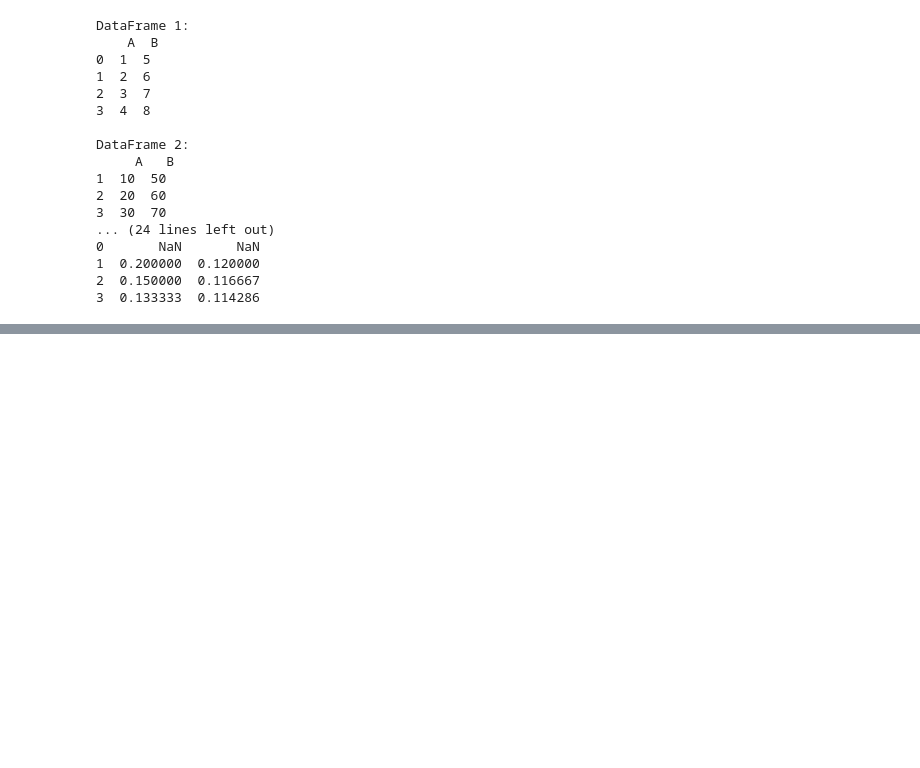
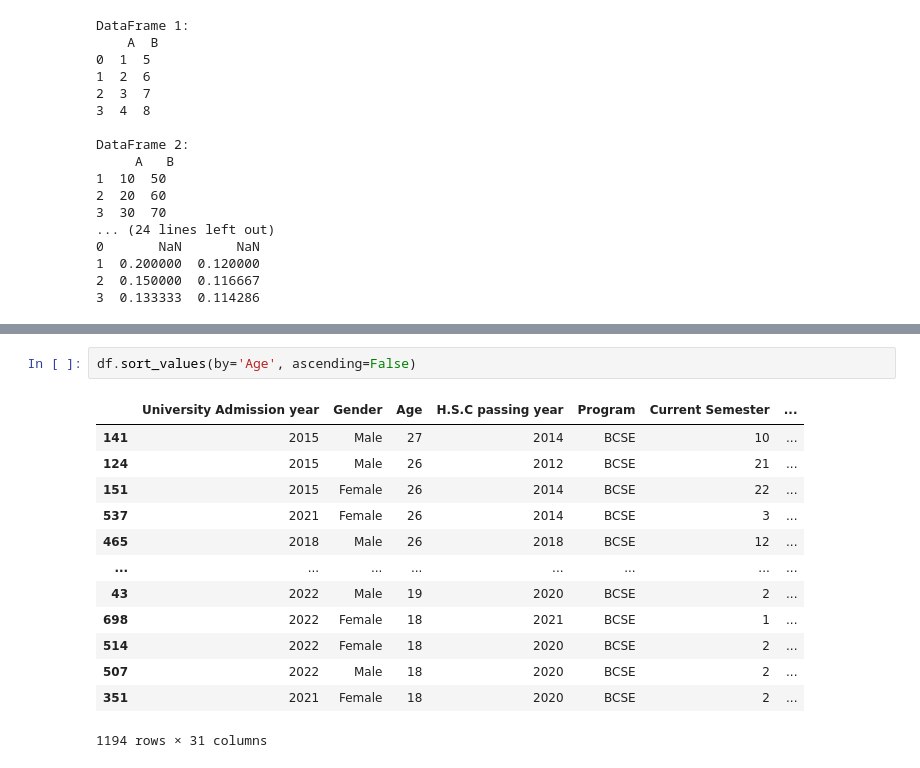
Before and after one commit to venkateshsalla01/Axiora_DS_Trainings, a Jupyter notebook: pandas.ipynb, the cells around one changed output, grey strips where cells are left out. Cells and saved outputs as stored; diff of their text form; blank space fills up the shorter version.

```diff
--- a/pandas.ipynb
+++ b/pandas.ipynb
@@ -1319,0 +1577,16 @@ DataFrame 2:
+# %%
+df.sort_values(by='Age', ascending=False)
+# %% [output]
+|  | University Admission year | Gender | Age | H.S.C passing year | Program | Current Semester | ... |
+| 141 | 2015 | Male | 27 | 2014 | BCSE | 10 | ... |
+| 124 | 2015 | Male | 26 | 2012 | BCSE | 21 | ... |
+| 151 | 2015 | Female | 26 | 2014 | BCSE | 22 | ... |
+| 537 | 2021 | Female | 26 | 2014 | BCSE | 3 | ... |
+| 465 | 2018 | Male | 26 | 2018 | BCSE | 12 | ... |
+| ... | ... | ... | ... | ... | ... | ... | ... |
+| 43 | 2022 | Male | 19 | 2020 | BCSE | 2 | ... |
+| 698 | 2022 | Female | 18 | 2021 | BCSE | 1 | ... |
+| 514 | 2022 | Female | 18 | 2020 | BCSE | 2 | ... |
+| 507 | 2022 | Male | 18 | 2020 | BCSE | 2 | ... |
+| 351 | 2021 | Female | 18 | 2020 | BCSE | 2 | ... |
+1194 rows × 31 columns
```
Also changed, not shown: parts of 115 cells of this notebook, 3 other files.
